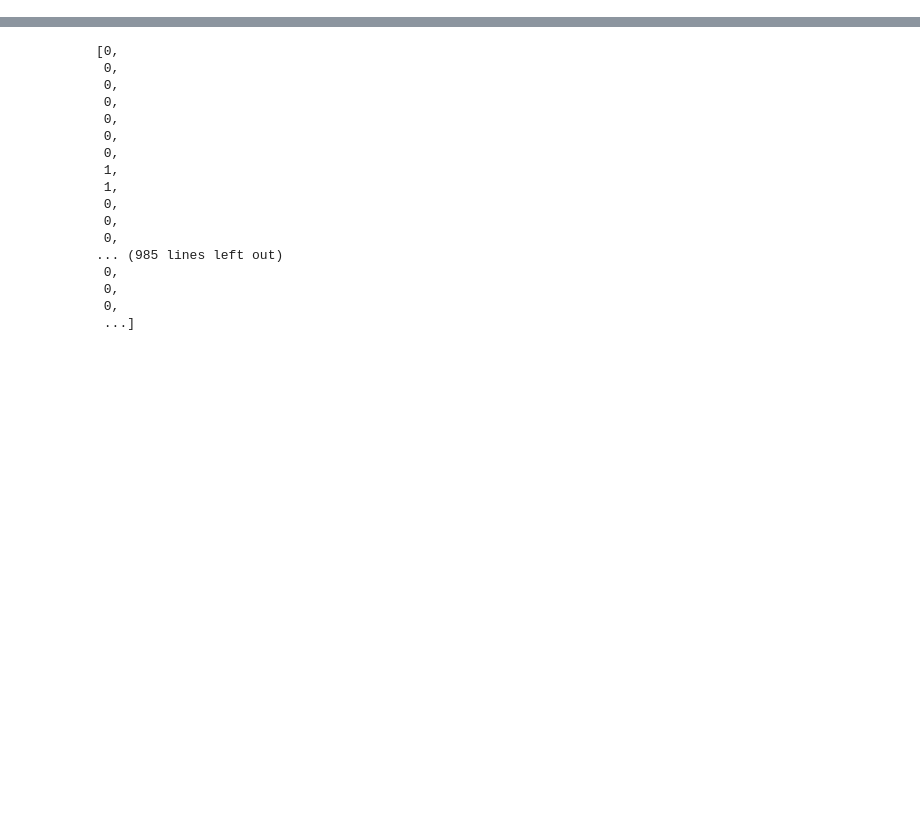
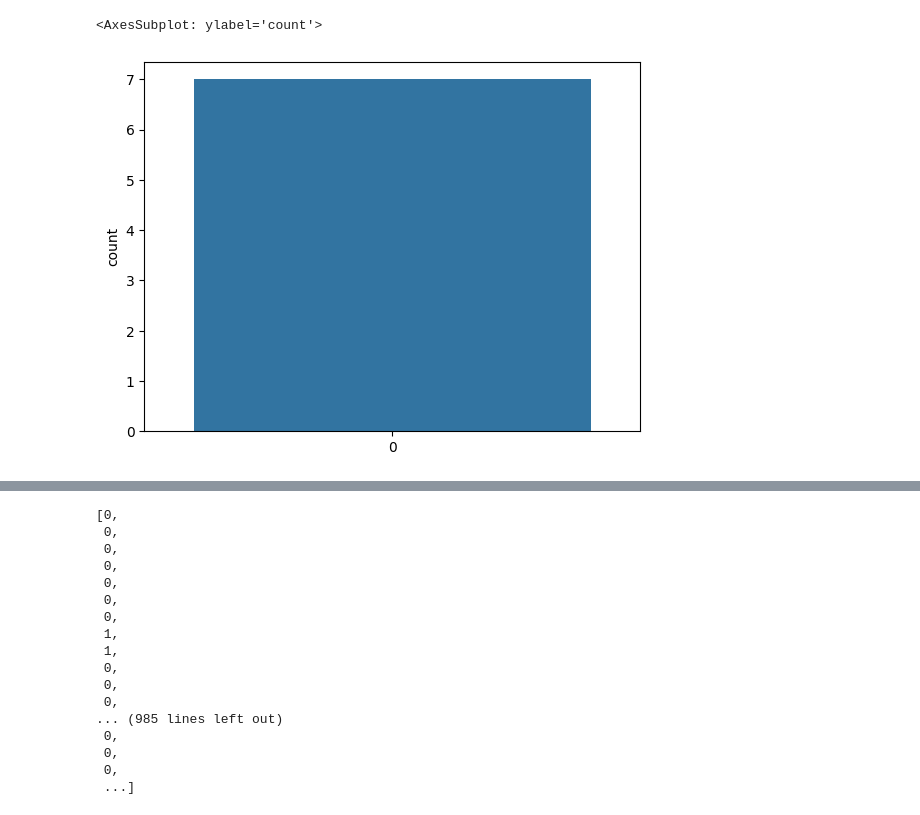
Before and after one commit to Anshg07/ML_FILE, a Jupyter notebook: ML_FILE_01/WINE/wine.ipynb, the cells around one changed output, grey strips where cells are left out. Saved outputs shown, nothing was run; the diff lists cells and outputs as text; code cells hidden in the pictures; blank space fills up the shorter version.

```diff
--- a/ML_FILE_01/WINE/wine.ipynb
+++ b/ML_FILE_01/WINE/wine.ipynb
@@ -17,3 +21,8 @@ df.head()
+# %%
+sns.countplot(df['quality'].unique())
+# %% [output]
+<AxesSubplot: ylabel='count'>
+[figure, added]
 # %%
 df['quality'].unique()
 # %% [output]
```
Also changed, not shown: parts of 4 cells of this notebook, 1 other file.
